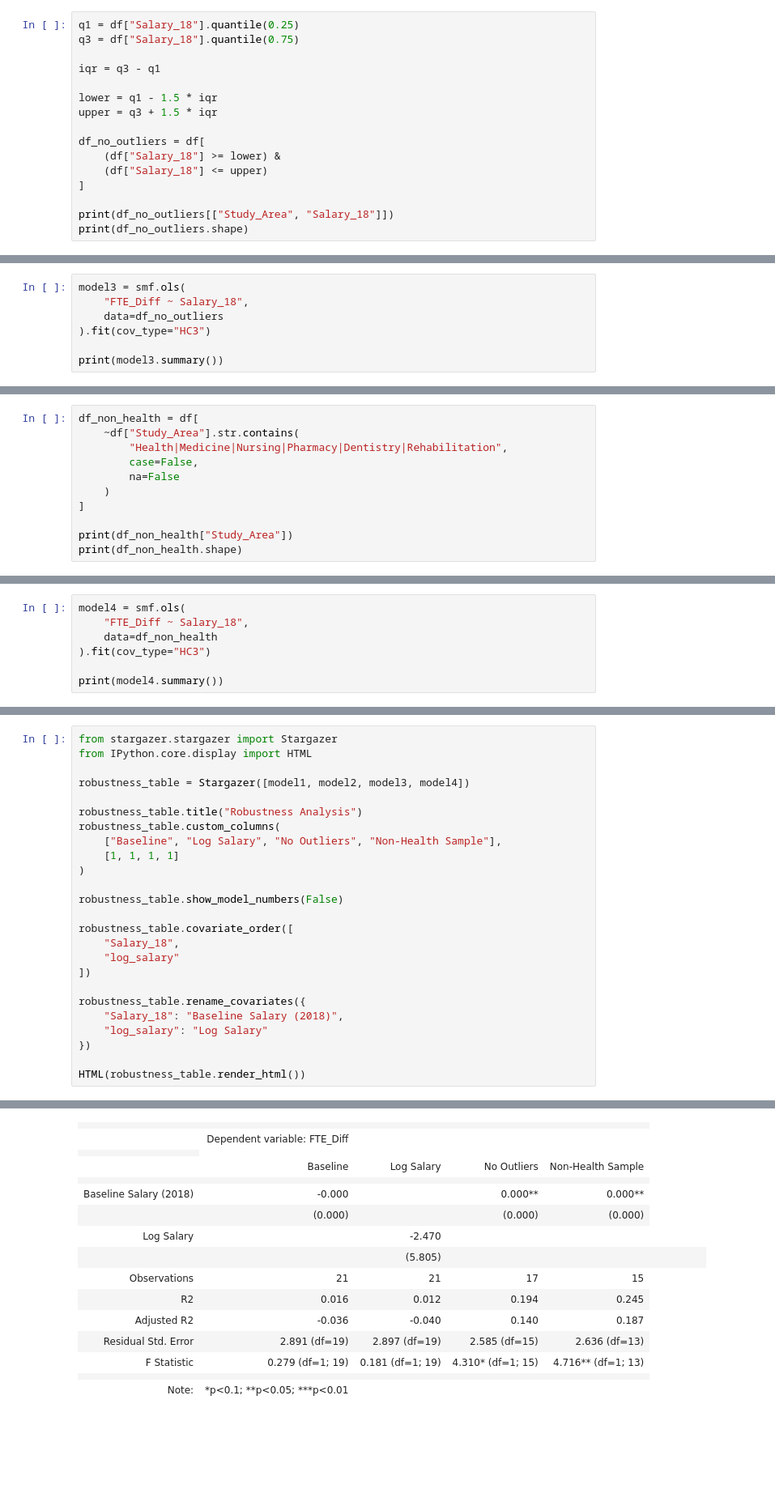
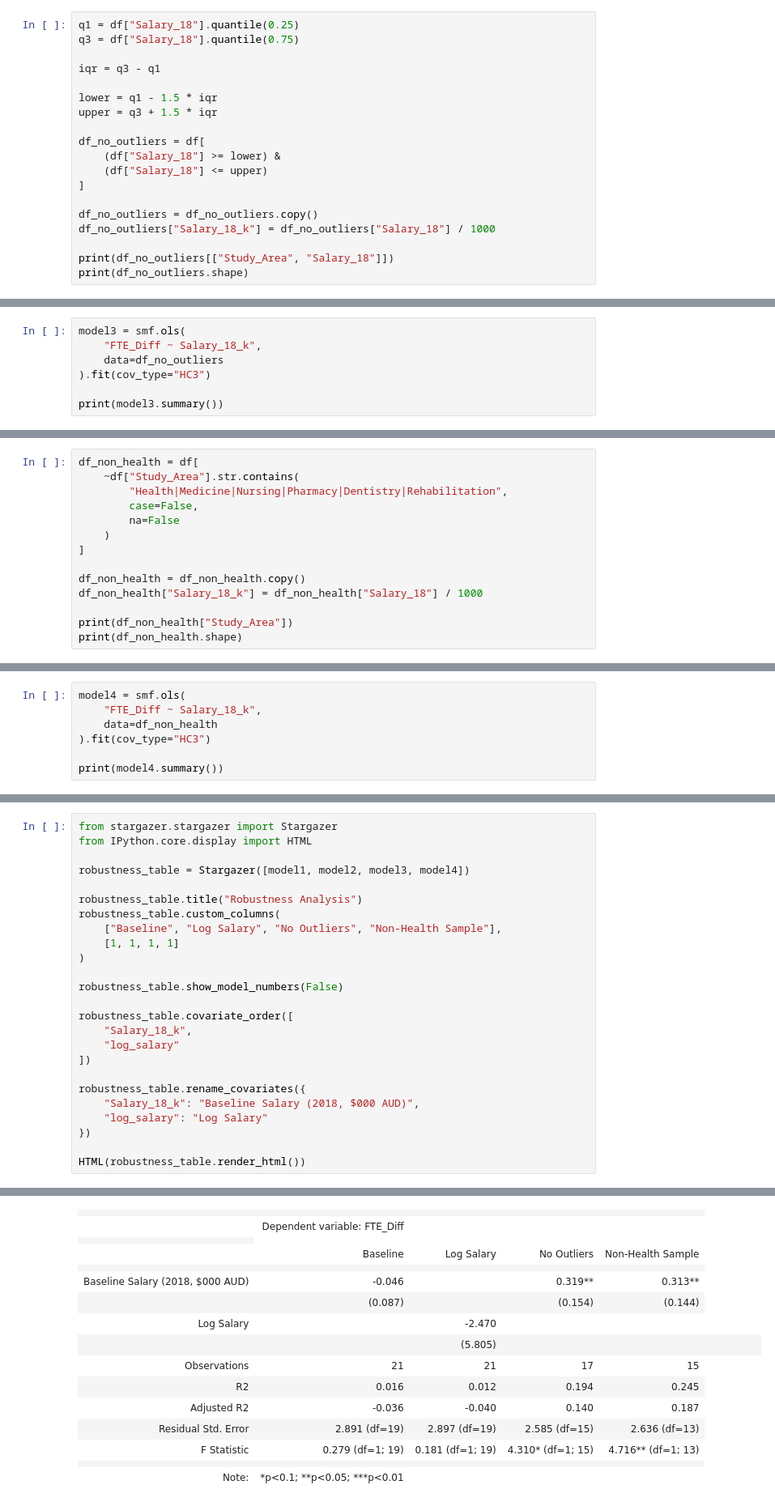
Before and after one commit to atikahtajarimim/ecc3479-project, a Jupyter notebook: code/robustness_analysis.ipynb, the cells around one changed output, grey strips where cells are left out. Shown at 81% size. Cells and saved outputs as stored; diff of their text form; blank space fills up the shorter version.

```diff
--- a/code/robustness_analysis.ipynb
+++ b/code/robustness_analysis.ipynb
@@ -139,6 +145,9 @@ df_no_outliers = df[
     (df["Salary_18"] <= upper)
 ]
 
+df_no_outliers = df_no_outliers.copy()
+df_no_outliers["Salary_18_k"] = df_no_outliers["Salary_18"] / 1000
+
 print(df_no_outliers[["Study_Area", "Salary_18"]])
 print(df_no_outliers.shape)
 # %% [output]
@@ -164,6 +173,6 @@ print(df_no_outliers.shape)
 # %%
 model3 = smf.ols(
-    "FTE_Diff ~ Salary_18",
+    "FTE_Diff ~ Salary_18_k",
     data=df_no_outliers
 ).fit(cov_type="HC3")
 
@@ -206,6 +215,9 @@ df_non_health = df[
     )
 ]
 
+df_non_health = df_non_health.copy()
+df_non_health["Salary_18_k"] = df_non_health["Salary_18"] / 1000
+
 print(df_non_health["Study_Area"])
 print(df_non_health.shape)
 # %% [output]
@@ -229,6 +241,6 @@ Name: Study_Area, dtype: str
 # %%
 model4 = smf.ols(
-    "FTE_Diff ~ Salary_18",
+    "FTE_Diff ~ Salary_18_k",
     data=df_non_health
 ).fit(cov_type="HC3")
 
@@ -273,37 +285,37 @@ Requirement already satisfied: stargazer in /Library/Frameworks/Python.framework
 # %%
 from stargazer.stargazer import Stargazer
 from IPython.core.display import HTML
 
 robustness_table = Stargazer([model1, model2, model3, model4])
 
 robustness_table.title("Robustness Analysis")
 robustness_table.custom_columns(
     ["Baseline", "Log Salary", "No Outliers", "Non-Health Sample"],
     [1, 1, 1, 1]
 )
 
 robustness_table.show_model_numbers(False)
 
 robustness_table.covariate_order([
-    "Salary_18",
+    "Salary_18_k",
     "log_salary"
 ])
 
 robustness_table.rename_covariates({
-    "Salary_18": "Baseline Salary (2018)",
+    "Salary_18_k": "Baseline Salary (2018, $000 AUD)",
     "log_salary": "Log Salary"
 })
 
 HTML(robustness_table.render_html())
 # %% [output]
 Robustness Analysis
 |  |  |  |  |  |
 |  | Dependent variable: FTE_Diff |  |  |  |
 |  |
 |  | Baseline | Log Salary | No Outliers | Non-Health Sample |
 |  |  |  |  |  |
-| Baseline Salary (2018) | -0.000 |  | 0.000** | 0.000** |
-|  | (0.000) |  | (0.000) | (0.000) |
+| Baseline Salary (2018, $000 AUD) | -0.046 |  | 0.319** | 0.313** |
+|  | (0.087) |  | (0.154) | (0.144) |
 | Log Salary |  | -2.470 |  |  |
 |  |  | (5.805) |  |  |  |  |  |  |  |
 | Observations | 21 | 21 | 17 | 15 |
```
Also changed, not shown: parts of 21 cells of this notebook.
